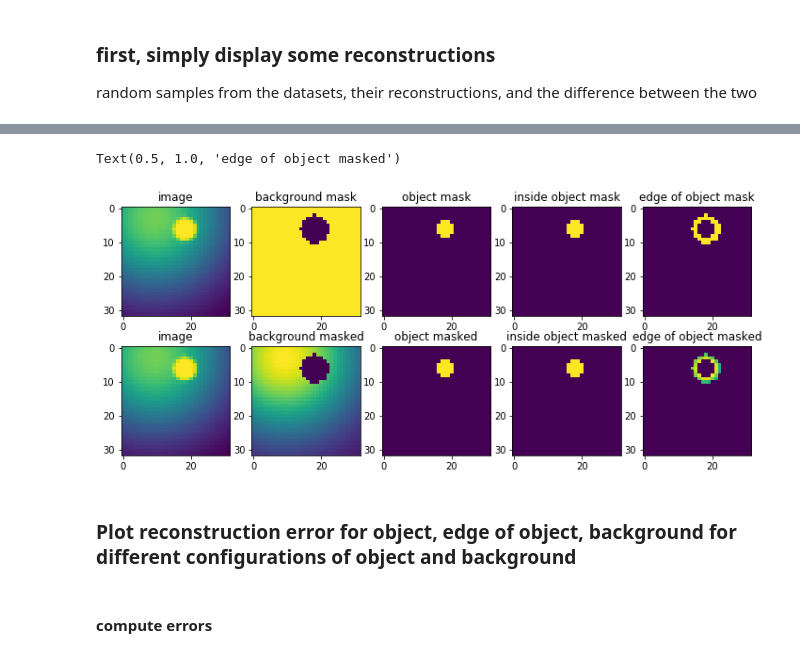
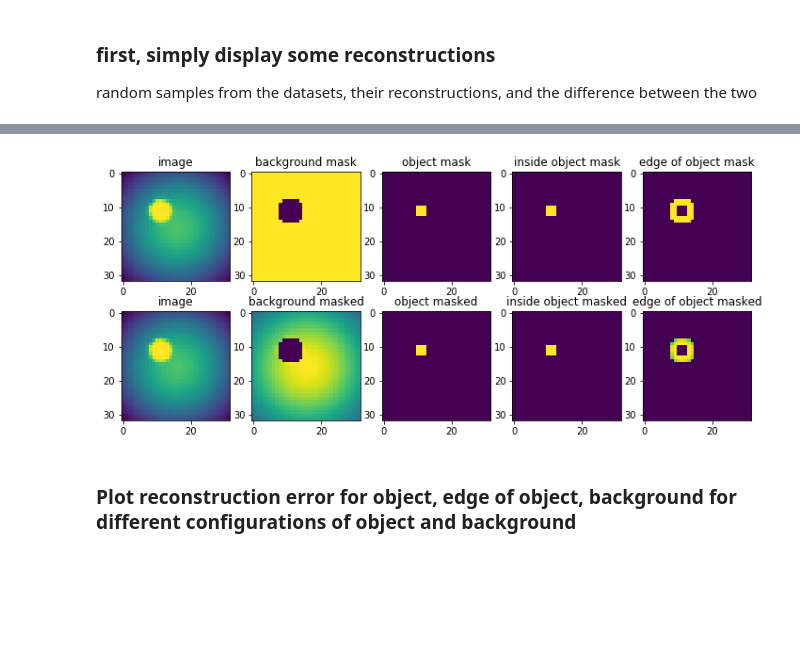
Before and after one commit to zahariaa/disentangled-dynamics, a Jupyter notebook: src/analyses/AnalysesOfReconstructionErrorStaticVAE32.ipynb, the cells around one changed output, grey strips where cells are left out. Drawn from its saved outputs; the diff is of its cells as text; code cells hidden in the pictures; blank space fills up the shorter version.

```diff
--- a/src/analyses/AnalysesOfReconstructionErrorStaticVAE32.ipynb
+++ b/src/analyses/AnalysesOfReconstructionErrorStaticVAE32.ipynb
@@ -40,9 +56,8 @@ for ii in range(12):
     x,label = ds[np.random.randint(1000)]
     x = x[np.newaxis, :, :]
 
-    recon, mu, logvar = vae(torch.tensor(x).float())
+    recon, mu, logvar = vae(x.float())
     recon = recon.detach()
-
     diff = x - recon
 
     cnt += 1
@@ -59,7 +74,6 @@ for ii in range(12):
 
     cnt += 1
     ax = plt.subplot(6,6,cnt)
-    #m = torch.max(torch.abs(diff))
     m = .5
     img = ax.imshow(diff.numpy().squeeze(), vmin=-m, vmax=m)
     fig.colorbar(img)
@@ -72,47 +88,44 @@ for ii in range(12):
 # %%
+def plotImageAndItsSegmentations(ds, objx=.3,objy=.3,backx=.5,backy=.5):
+
+    x = ds.arbitraryCircle(objx, objy, backx, backy)
+    backgroundMask, objectMask, insideObjectMask, objectEdgeMask = ds.getCircleSegmentationMasks(objx,objy,dr=.06, thresh=.2)
+
+    _,ax = plt.subplots(2,5, figsize = (12, 5))
+    ax[0,0].imshow(x.squeeze())
+    ax[0,1].imshow(backgroundMask.squeeze())
+    ax[0,2].imshow(objectMask.squeeze())
+    ax[0,3].imshow(insideObjectMask.squeeze())
+    ax[0,4].imshow(objectEdgeMask.squeeze())
 
 
-objx = .6
-objy = .1
-x = ds.arbitraryCircle(objx, objy, backx = .3, backy = .1)
-backgroundMask, objectMask, insideObjectMask, objectEdgeMask = ds.getCircleSegmentationMasks(objx,objy)
+    ax[1,0].imshow(x.squeeze())
+    xt = torch.zeros_like(x)
+    xt[backgroundMask] = x[backgroundMask]
+    ax[1,1].imshow(xt.squeeze())
+    xt = torch.zeros_like(x)
+    xt[objectMask] = x[objectMask]
+    ax[1,2].imshow(xt.squeeze())
+    xt = torch.zeros_like(x)
+    xt[insideObjectMask] = x[insideObjectMask]
+    ax[1,3].imshow(xt.squeeze())
+    xt = torch.zeros_like(x)
+    xt[objectEdgeMask] = x[objectEdgeMask]
+    ax[1,4].imshow(xt.squeeze())
 
-_,ax = plt.subplots(2,5, figsize = (12, 5))
-ax[0,0].imshow(x.squeeze())
-ax[0,1].imshow(backgroundMask.squeeze())
-ax[0,2].imshow(objectMask.squeeze())
-ax[0,3].imshow(insideObjectMask.squeeze())
-ax[0,4].imshow(objectEdgeMask.squeeze())
+    ax[0,0].set_title('image')
+    ax[0,1].set_title('background mask')
+    ax[0,2].set_title('object mask')
+    ax[0,3].set_title('inside object mask')
+    ax[0,4].set_title('edge of object mask')
+    ax[1,0].set_title('image')
+    ax[1,1].set_title('background masked')
+    ax[1,2].set_title('object masked')
+    ax[1,3].set_title('inside object masked')
+    ax[1,4].set_title('edge of object masked')
 
-
-ax[1,0].imshow(x.squeeze())
-xt = torch.zeros_like(x)
-xt[backgroundMask] = x[backgroundMask]
-ax[1,1].imshow(xt.squeeze())
-xt = torch.zeros_like(x)
-xt[objectMask] = x[objectMask]
-ax[1,2].imshow(xt.squeeze())
-xt = torch.zeros_like(x)
-xt[insideObjectMask] = x[insideObjectMask]
-ax[1,3].imshow(xt.squeeze())
-xt = torch.zeros_like(x)
-xt[objectEdgeMask] = x[objectEdgeMask]
-ax[1,4].imshow(xt.squeeze())
-
-ax[0,0].set_title('image')
-ax[0,1].set_title('background mask')
-ax[0,2].set_title('object mask')
-ax[0,3].set_title('inside object mask')
-ax[0,4].set_title('edge of object mask')
-ax[1,0].set_title('image')
-ax[1,1].set_title('background masked')
-ax[1,2].set_title('object masked')
-ax[1,3].set_title('inside object masked')
-ax[1,4].set_title('edge of object masked')
+plotImageAndItsSegmentations(ds)
 # %% [output]
-Text(0.5, 1.0, 'edge of object masked')
-[figure, old version]
+[figure, new version]
 # %% [markdown]
 ### Plot reconstruction error for object, edge of object, background for different configurations of object and background
-# %% [markdown]
-#### compute errors
```
Also changed, not shown: parts of 20 cells of this notebook.
